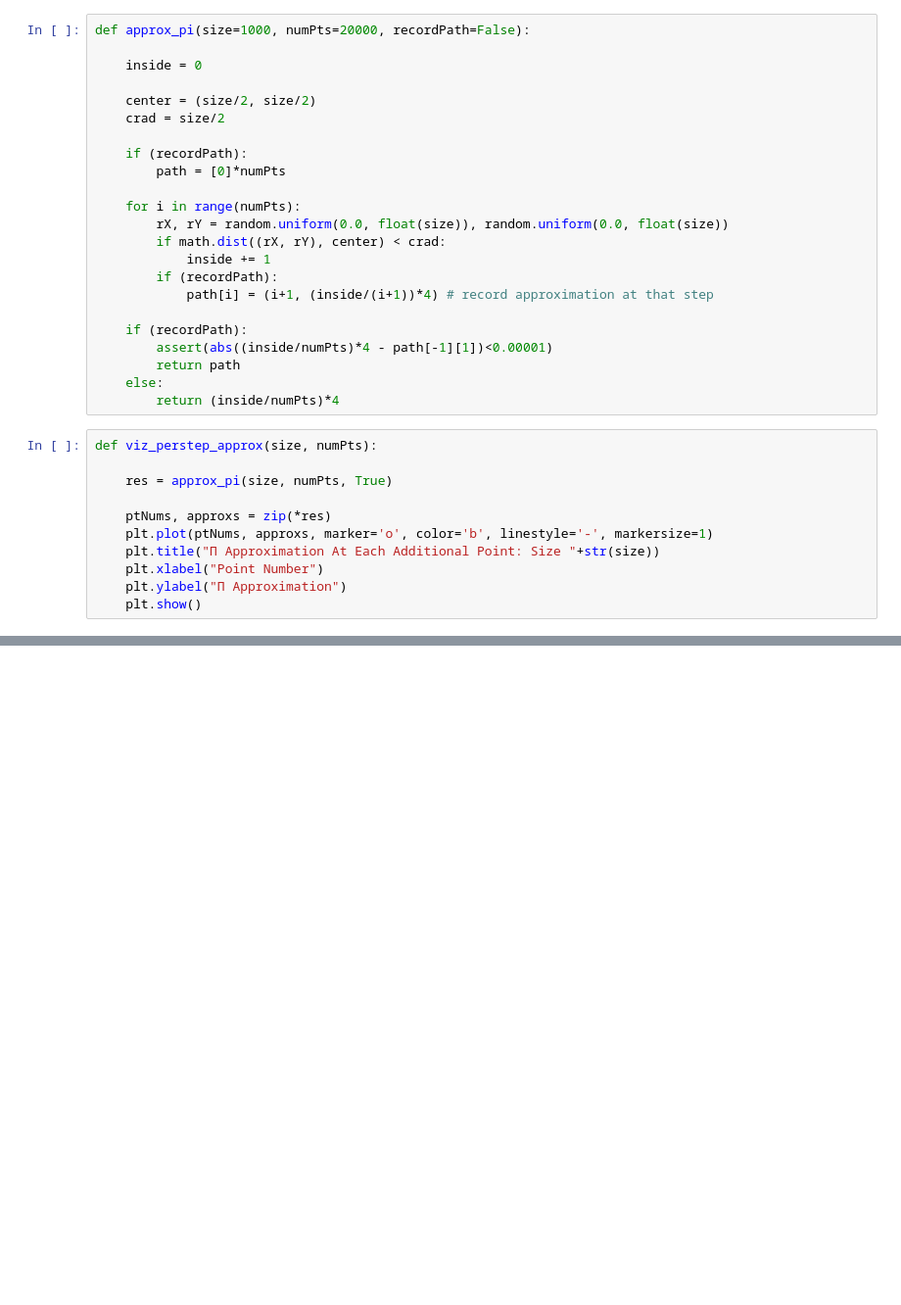
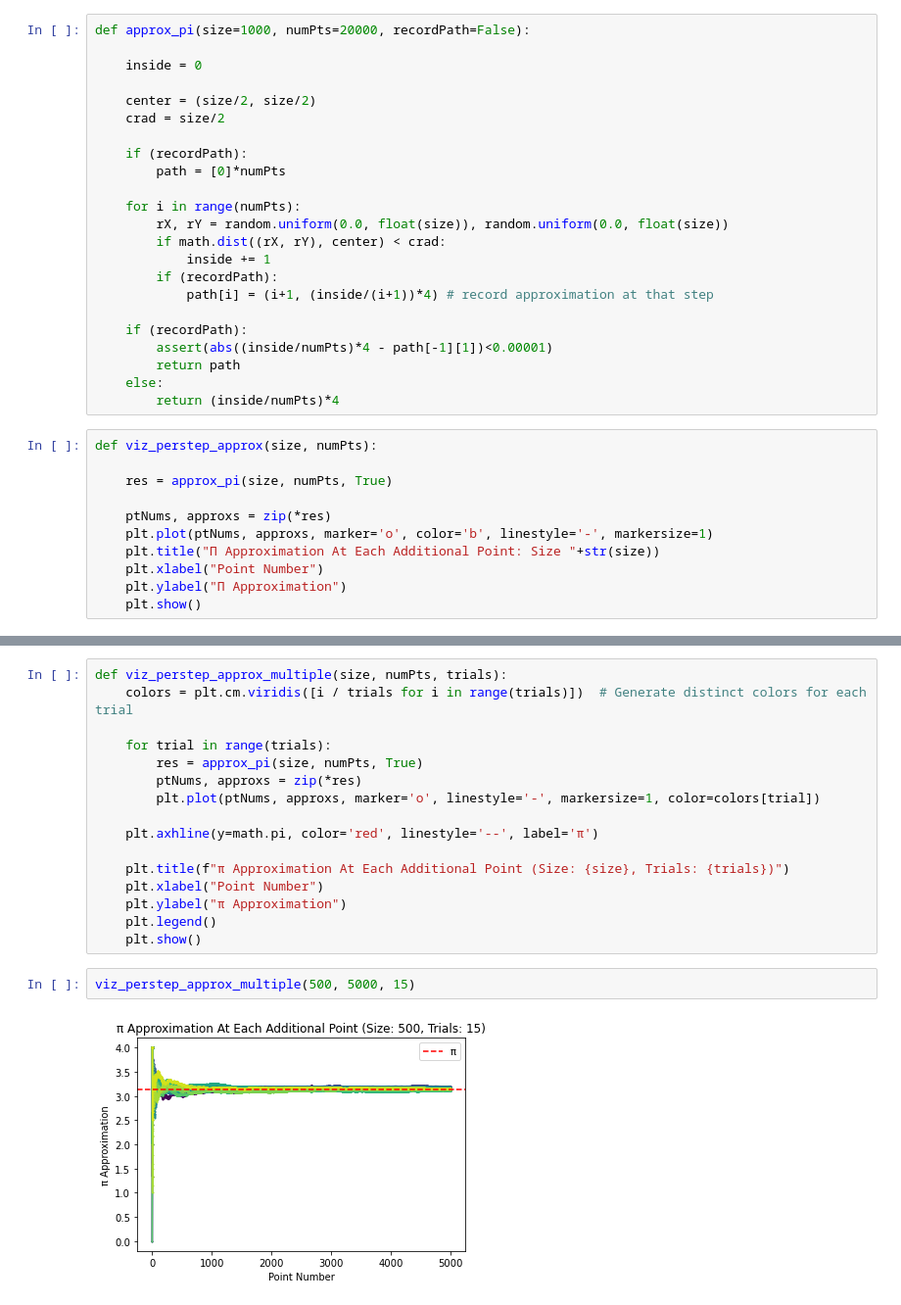
Before and after one commit to maxmandel/MonteCarlo, a Jupyter notebook: MCSim_Pi.ipynb, the cells around one changed output, grey strips where cells are left out. Shown at 98% size. Saved outputs shown, nothing was run; the diff lists cells and outputs as text; blank space fills up the shorter version.

```diff
--- a/MCSim_Pi.ipynb
+++ b/MCSim_Pi.ipynb
@@ -166,0 +168,20 @@ viz_perstep_approx(1000, 500)
+# %%
+def viz_perstep_approx_multiple(size, numPts, trials):
+    colors = plt.cm.viridis([i / trials for i in range(trials)])  # Generate distinct colors for each trial
+
+    for trial in range(trials):
+        res = approx_pi(size, numPts, True)
+        ptNums, approxs = zip(*res)
+        plt.plot(ptNums, approxs, marker='o', linestyle='-', markersize=1, color=colors[trial])
+
+    plt.axhline(y=math.pi, color='red', linestyle='--', label='π')
+
+    plt.title(f"π Approximation At Each Additional Point (Size: {size}, Trials: {trials})")
+    plt.xlabel("Point Number")
+    plt.ylabel("π Approximation")
+    plt.legend()
+    plt.show()
+# %%
+viz_perstep_approx_multiple(500, 5000, 15)
+# %% [output]
+[figure, added]
```
Also changed, not shown: parts of 7 cells of this notebook.
